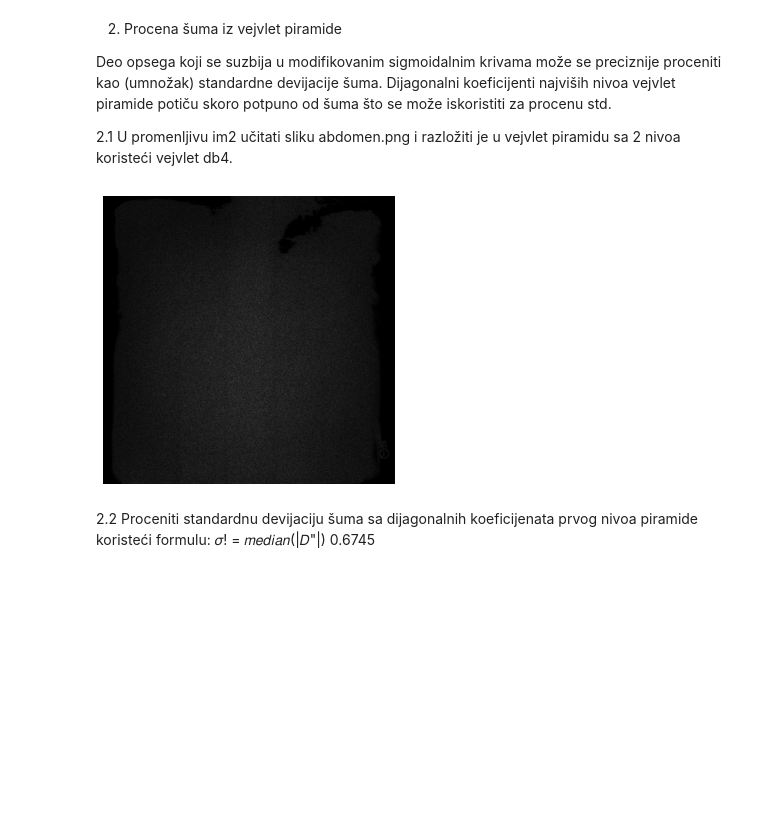
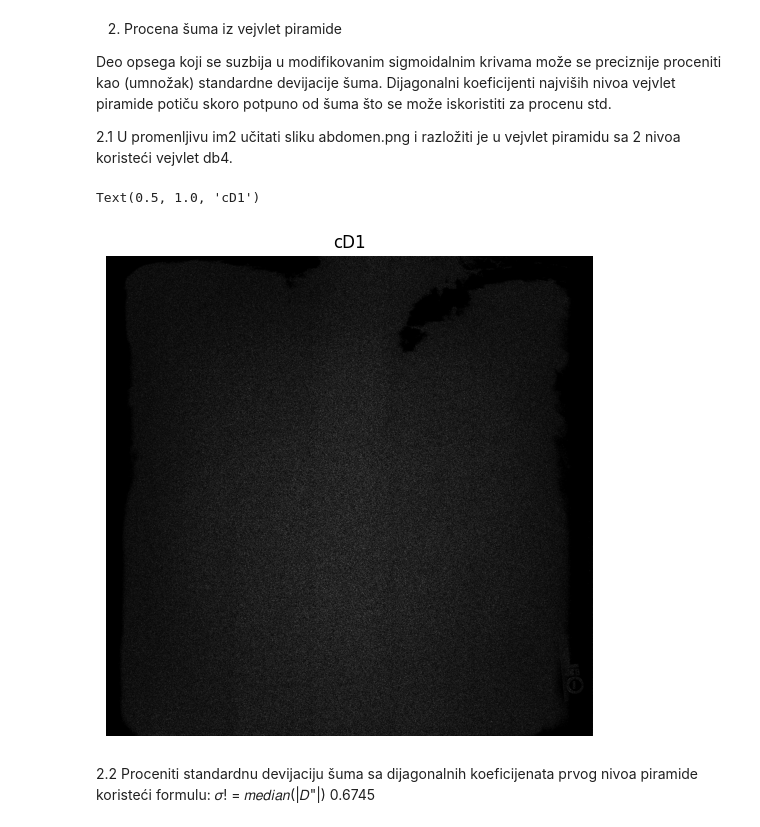
Before and after one commit to nebojsa-bozanic/BMI_OSuM, a Jupyter notebook: Vezba8: Obrada rendgenske slike: Suzbijanje šuma 2/OSuM_vezba_8.ipynb, the cells around one changed output. Saved outputs shown, nothing was run; the diff lists cells and outputs as text; code cells hidden in the pictures; blank space fills up the shorter version.

```diff
--- a/Vezba8: Obrada rendgenske slike: Suzbijanje šuma 2/OSuM_vezba_8.ipynb
+++ b/Vezba8: Obrada rendgenske slike: Suzbijanje šuma 2/OSuM_vezba_8.ipynb
@@ -176,23 +176,23 @@ Deo opsega koji se suzbija u modifikovanim sigmoidalnim krivama može se precizn
 # %%
 im2 = cv2.imread('abdomen.png', cv2.IMREAD_GRAYSCALE)
 
 w = 'db4'
 n = 2
 C = pywt.wavedec2(im2, wavelet=w, mode='periodization', level=n)
 
 cA2 = C[0]
 (cH2, cV2, cD2) = C[1]
 (cH1, cV1, cD1) = C[2]
 C = [list(c) for c in C]  # pretvaramo iz tuple u listu da bismo mogli da menjamo
 
 fig = plt.figure()
 ax = fig.add_axes([0,0,1,1])
 ax.imshow(abs(cD1), cmap='gray', vmin=abs(cD1).min(), vmax=abs(cD1).max())
 plt.axis('off')
-fig.canvas.set_window_title('cD1')
-plt.show()
+plt.title('cD1')
 # %% [output]
+Text(0.5, 1.0, 'cD1')
-[figure, old version]
+[figure, new version]
 # %% [markdown]
 2.2 Proceniti standardnu devijaciju šuma sa dijagonalnih koeficijenata prvog nivoa piramide koristeći formulu: 𝜎! = 𝑚𝑒𝑑𝑖𝑎𝑛(|𝐷"|) 0.6745
 # %%
```
Also changed, not shown: parts of 8 cells of this notebook.
